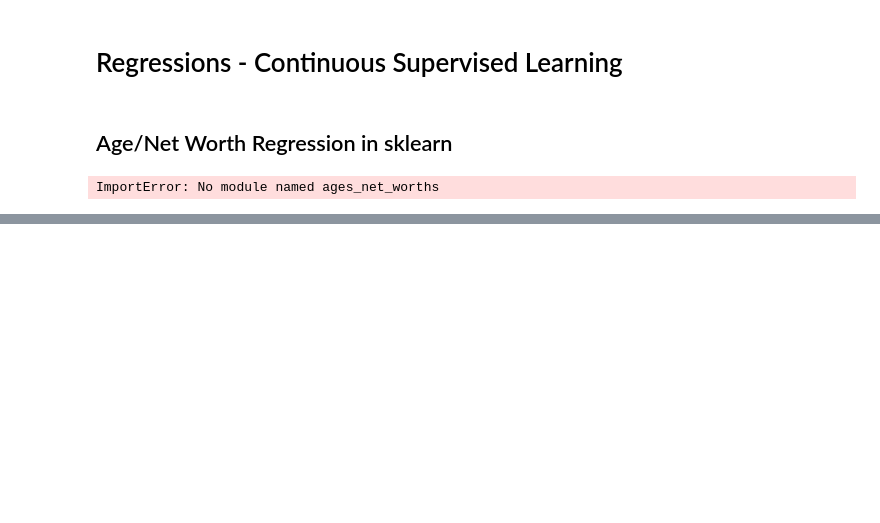
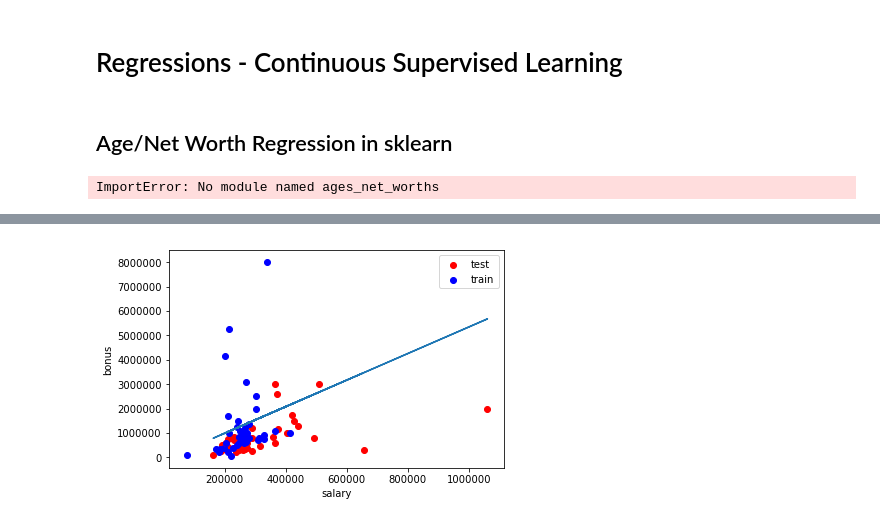
Before and after one commit to nmeliasp/Machine-Learning, a Jupyter notebook: ML - Datasets and Questions - Enron Dataset.ipynb, the cells around one changed output, grey strips where cells are left out. Cells and saved outputs as stored; diff of their text form; code cells hidden in the pictures; blank space fills up the shorter version.

Commit message:
Working with Regressions

```diff
--- a/ML - Datasets and Questions - Enron Dataset.ipynb
+++ b/ML - Datasets and Questions - Enron Dataset.ipynb
@@ -429,0 +428,85 @@ ImportError: No module named ages_net_worths
+# %%
+# Regression Mini Project
+#!/usr/bin/python
+
+"""
+    Starter code for the regression mini-project.
+
+    Loads up/formats a modified version of the dataset
+    (why modified?  we've removed some trouble points
+    that you'll find yourself in the outliers mini-project).
+
+    Draws a little scatterplot of the training/testing data
+
+    You fill in the regression code where indicated:
+"""
+
+
+import sys
+import pickle
+from feature_format import featureFormat, targetFeatureSplit
+dictionary = pickle.load( open("final_project_dataset_modified.pkl", "r") )
+
+### list the features you want to look at--first item in the
+### list will be the "target" feature
+# Regression Bonus against Salary
+features_list = ["bonus", "salary"]
+
+# Regressing Bonus against LTI
+#features_list = ["bonus", "long_term_incentive"]
+data = featureFormat( dictionary, features_list, remove_any_zeroes=True)
+target, features = targetFeatureSplit( data )
+
+### training-testing split needed in regression, just like classification
+from sklearn.cross_validation import train_test_split
+feature_train, feature_test, target_train, target_test = train_test_split(features, target, test_size=0.5, random_state=42)
+train_color = "b"
+test_color = "r"
+
+
+
+### Your regression goes here!
+### Please name it reg, so that the plotting code below picks it up and
+### plots it correctly. Don't forget to change the test_color above from "b" to
+### "r" to differentiate training points from test points.
+
+from sklearn import linear_model
+reg = linear_model.LinearRegression()
+reg.fit(feature_train,target_train)
+
+# Extracting Slope and Intercept
+print reg.coef_
+print reg.intercept_
+
+# Regression Score: Training Data
+print "r-squared score with training data is: ", reg.score(feature_train,target_train)
+
+# Regression Score: Test Data
+print "r-squared score with test data is: ", reg.score(feature_test,target_test)
+
+
+### draw the scatterplot, with color-coded training and testing points
+import matplotlib.pyplot as plt
+for feature, target in zip(feature_test, target_test):
+    plt.scatter( feature, target, color=test_color )
+for feature, target in zip(feature_train, target_train):
+    plt.scatter( feature, target, color=train_color )
+
+### labels for the legend
+plt.scatter(feature_test[0], target_test[0], color=test_color, label="test")
+plt.scatter(feature_test[0], target_test[0], color=train_color, label="train")
+
+
+
+
+### draw the regression line, once it's coded
+try:
+    plt.plot( feature_test, reg.predict(feature_test) )
+except NameError:
+    pass
+
+plt.xlabel(features_list[1])
+plt.ylabel(features_list[0])
+plt.legend()
+plt.show()
+# %% [output]
@@ -429,0 +517 @@ ImportError: No module named ages_net_worths
+[figure, added]
```
Also changed, not shown: parts of 3 cells of this notebook.
